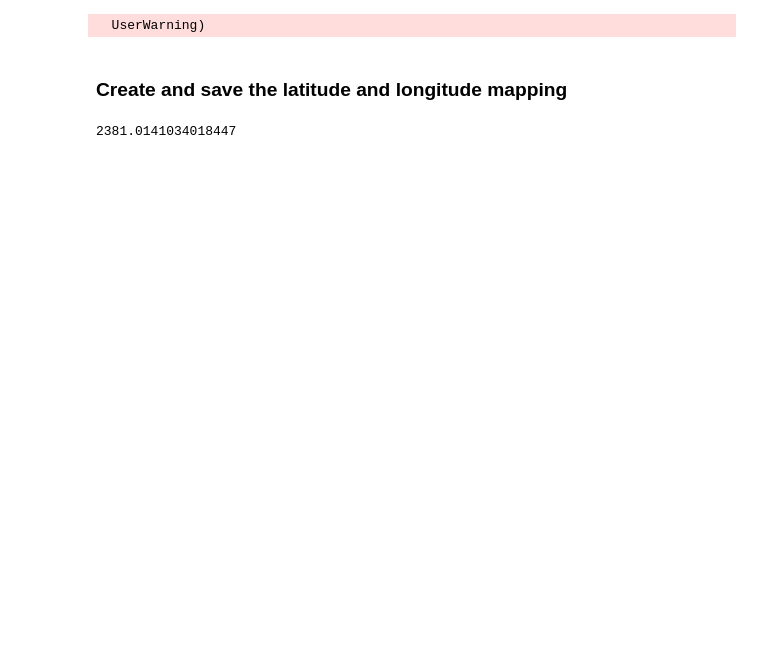
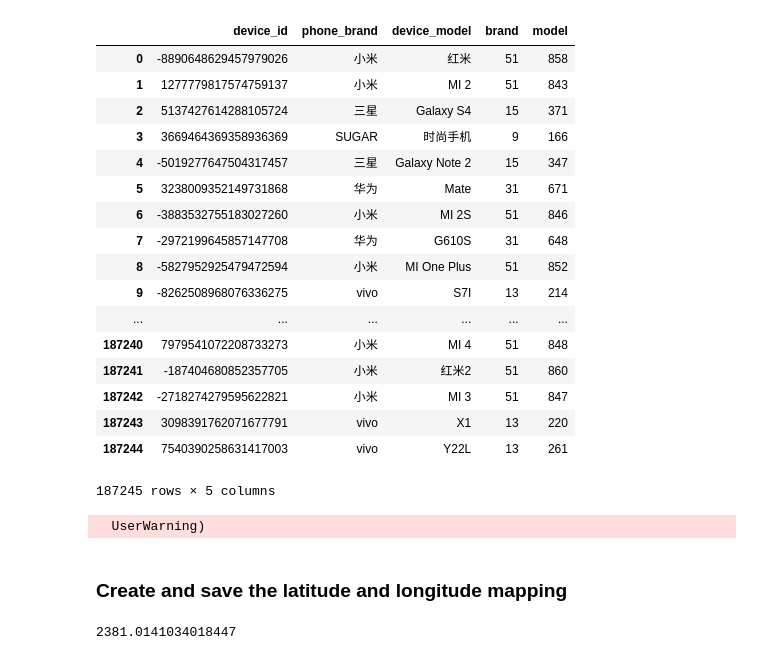
Before and after one commit to yowtzu/kaggle_talking_data, a Jupyter notebook: TalkingData.ipynb, the cells around one changed output. Cells and saved outputs as stored; diff of their text form; code cells hidden in the pictures; blank space fills up the shorter version.

```diff
--- a/TalkingData.ipynb
+++ b/TalkingData.ipynb
@@ -0,0 +95,7 @@
+# %%
+phone = pd.read_csv('data/phone_brand_device_model.csv',encoding='utf-8')
+phone.head(3)
+print('{} rows'.format(phone.shape[0]))
+print("unique values:")
+for c in phone.columns:
+    print('{}: {}'.format(c, phone[c].nunique()))
@@ -1,3 +128,31 @@
+# %%
+
+lebrand = LabelEncoder().fit(phone.phone_brand)
+phone['brand'] = lebrand.transform(phone.phone_brand)
+m = phone.phone_brand.str.cat(phone.device_model)
+lemodel = LabelEncoder().fit(m)
+phone['model'] = lemodel.transform(m)
+# %%
+phone
+# %% [output]
+|  | device_id | phone_brand | device_model | brand | model |
+| 0 | -8890648629457979026 | 小米 | 红米 | 51 | 858 |
+| 1 | 1277779817574759137 | 小米 | MI 2 | 51 | 843 |
+| 2 | 5137427614288105724 | 三星 | Galaxy S4 | 15 | 371 |
+| 3 | 3669464369358936369 | SUGAR | 时尚手机 | 9 | 166 |
+| 4 | -5019277647504317457 | 三星 | Galaxy Note 2 | 15 | 347 |
+| 5 | 3238009352149731868 | 华为 | Mate | 31 | 671 |
+| 6 | -3883532755183027260 | 小米 | MI 2S | 51 | 846 |
+| 7 | -2972199645857147708 | 华为 | G610S | 31 | 648 |
+| 8 | -5827952925479472594 | 小米 | MI One Plus | 51 | 852 |
+| 9 | -8262508968076336275 | vivo | S7I | 13 | 214 |
+| ... | ... | ... | ... | ... | ... |
+| 187240 | 7979541072208733273 | 小米 | MI 4 | 51 | 848 |
+| 187241 | -187404680852357705 | 小米 | 红米2 | 51 | 860 |
+| 187242 | -2718274279595622821 | 小米 | MI 3 | 51 | 847 |
+| 187243 | 3098391762071677791 | vivo | X1 | 13 | 220 |
+| 187244 | 7540390258631417003 | vivo | Y22L | 13 | 261 |
+187245 rows × 5 columns
 # %%
 import datetime
 import pandas as pd
```
Also changed, not shown: parts of 19 cells of this notebook, 3 other files.
